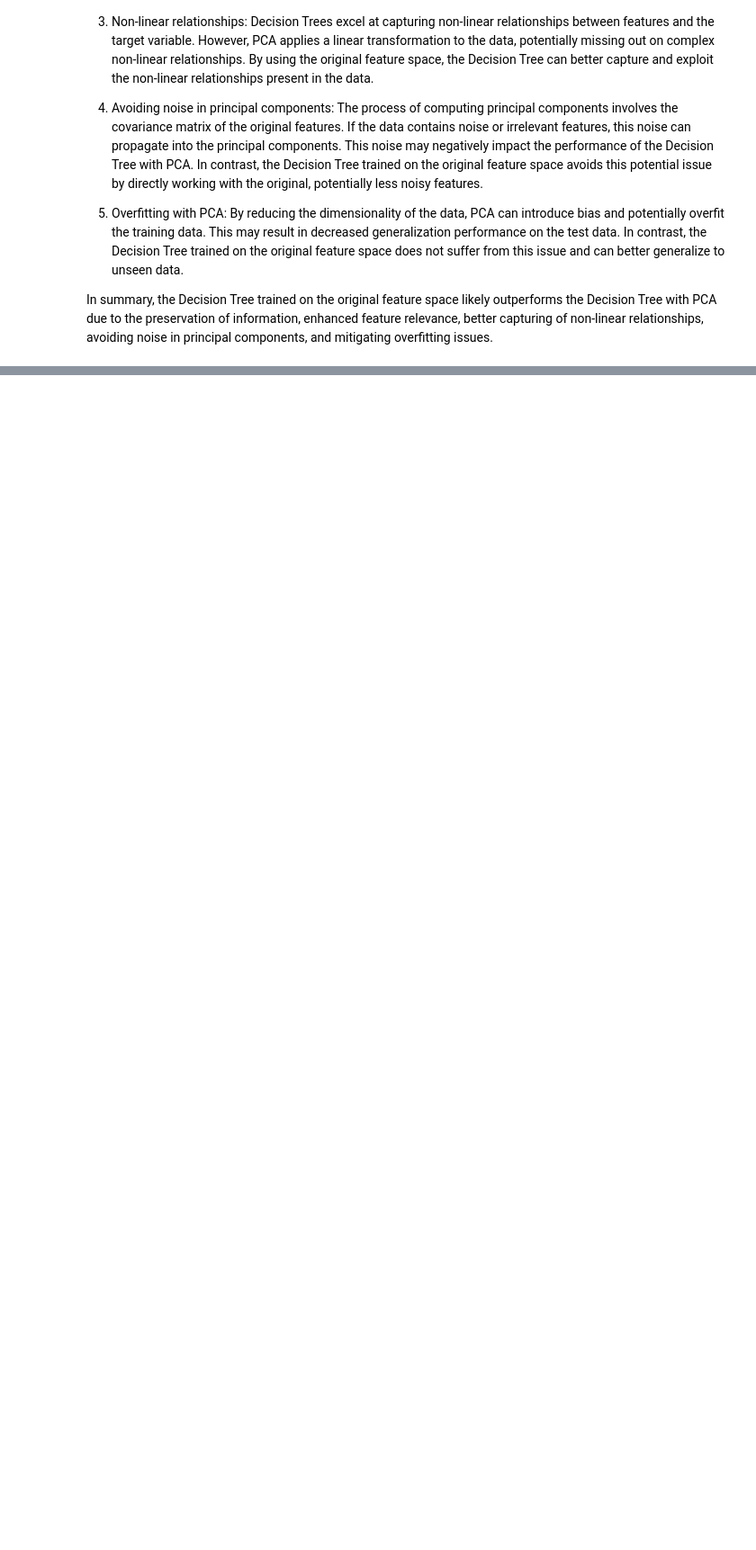
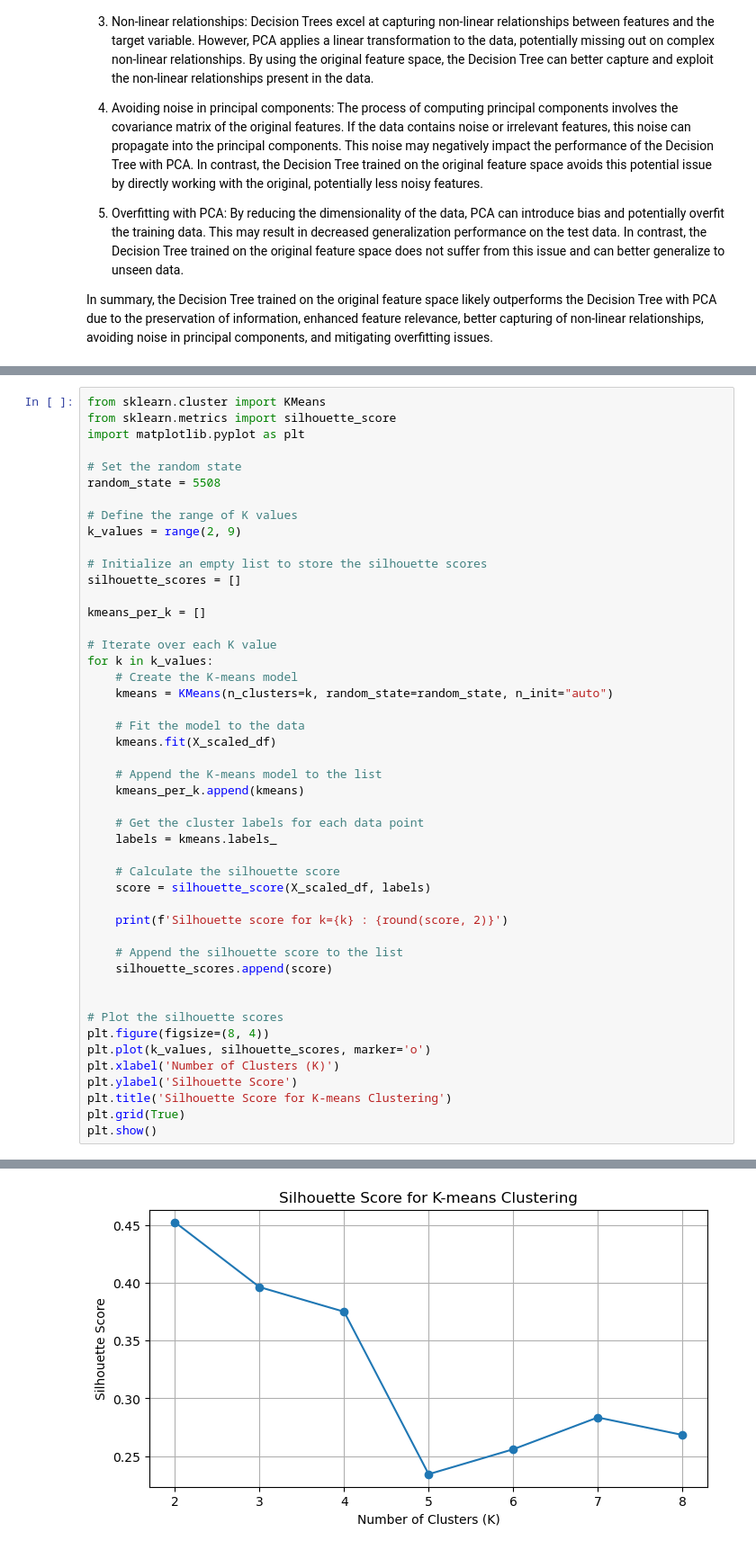
Before and after one commit to iheathers/2023---Semester-1-Feb---Jun-, a Jupyter notebook: Semester 1 2023/CITS5508 - Machine Learning/Labs/Assignment 3/assignment3.ipynb, the cells around one changed output, grey strips where cells are left out. Shown at 90% size. Saved outputs shown, nothing was run; the diff lists cells and outputs as text; blank space fills up the shorter version.

```diff
--- a/Semester 1 2023/CITS5508 - Machine Learning/Labs/Assignment 3/assignment3.ipynb
+++ b/Semester 1 2023/CITS5508 - Machine Learning/Labs/Assignment 3/assignment3.ipynb
@@ -1086,0 +1136,48 @@ In summary, the Decision Tree trained on the original feature space likely outpe
+# %%
+from sklearn.cluster import KMeans
+from sklearn.metrics import silhouette_score
+import matplotlib.pyplot as plt
+
+# Set the random state
+random_state = 5508
+
+# Define the range of K values
+k_values = range(2, 9)
+
+# Initialize an empty list to store the silhouette scores
+silhouette_scores = []
+
+kmeans_per_k = []
+
+# Iterate over each K value
+for k in k_values:
+    # Create the K-means model
+    kmeans = KMeans(n_clusters=k, random_state=random_state, n_init="auto")
+
+    # Fit the model to the data
+    kmeans.fit(X_scaled_df)
+
+    # Append the K-means model to the list
+    kmeans_per_k.append(kmeans)
+
+    # Get the cluster labels for each data point
+    labels = kmeans.labels_
+
+    # Calculate the silhouette score
+    score = silhouette_score(X_scaled_df, labels)
+
+    print(f'Silhouette score for k={k} : {round(score, 2)}')
+
+    # Append the silhouette score to the list
+    silhouette_scores.append(score)
+
+
+# Plot the silhouette scores
+plt.figure(figsize=(8, 4))
+plt.plot(k_values, silhouette_scores, marker='o')
+plt.xlabel('Number of Clusters (K)')
+plt.ylabel('Silhouette Score')
+plt.title('Silhouette Score for K-means Clustering')
+plt.grid(True)
+plt.show()
+# %% [output]
@@ -1086,0 +1191 @@ In summary, the Decision Tree trained on the original feature space likely outpe
+[figure, added]
```
Also changed, not shown: parts of 60 cells of this notebook.
